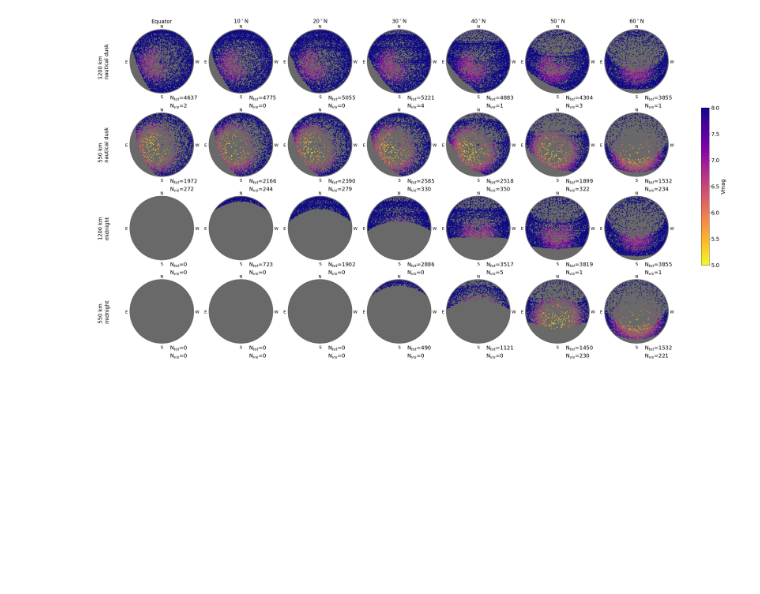
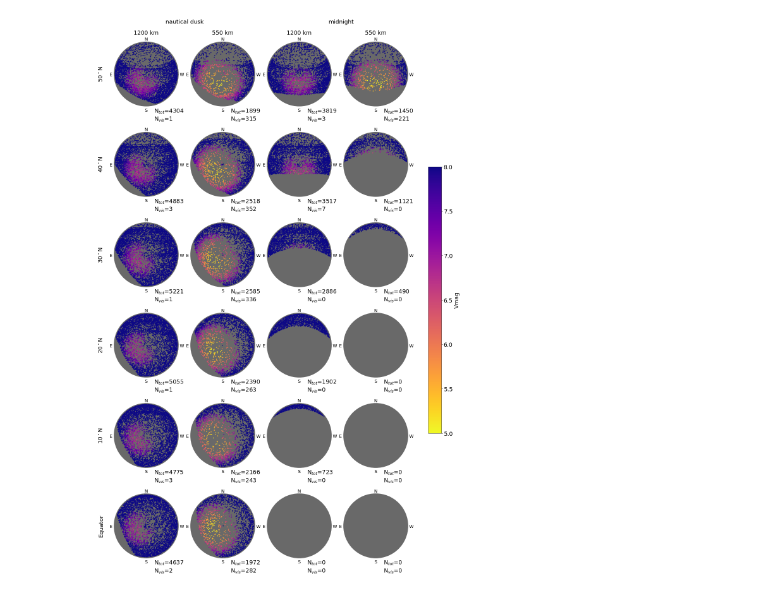
Before and after one commit to hannorein/megaconstellations, a Jupyter notebook: paper/figure3.ipynb, the cells around one changed output. Cells and saved outputs as stored; diff of their text form; code cells hidden in the pictures; blank space fills up the shorter version.

```diff
--- a/paper/figure3.ipynb
+++ b/paper/figure3.ipynb
@@ -26,6 +26,7 @@ sims550 = mega.get_simulations(constellations_550)
 # %%
-latitudes = [0,10,20,30,40,50,60]
-fig, axs = plt.subplots(4,len(latitudes),figsize=(30,16), constrained_layout=True, squeeze=False)
+latitudes = [0,10,20,30,40,50]
+latitudes.reverse()
+fig, axs = plt.subplots(len(latitudes),4,figsize=(16,24), constrained_layout=True, squeeze=False)
 month=3
 v_lim=[5, 8]
 # astronomical twilight: between 12 and 18 degrees
@@ -37,7 +38,7 @@ for i, sims in enumerate([sims1200, sims550]):
         for k, hour in enumerate(hours):
             xy, mag = mega.get_stereographic_data(sims, latitude=latitude, month=month, hour=hour, airmassCoeff=0.2, randomCoeff=0.2)
 
-            ax = axs[i+k*2][j]
+            ax = axs[j][i+k*2]
             ax.set_aspect("equal")
             r_lim = 1.02
             ax.set_xlim(-r_lim,r_lim)
@@ -47,41 +48,39 @@ for i, sims in enumerate([sims1200, sims550]):
             ax.get_xaxis().set_ticks([])
             ax.get_yaxis().set_ticks([])
             for s in ax.spines:
                 ax.spines[s].set_visible(False)
             if j==0:
                 if i==0:
-                    label = "1200 km"
+                    ax.text(0,1.24,"1200 km",horizontalalignment='center',fontsize=18)
                 elif i==1:
-                    label = "550 km"
-                if hour==0:
-                    label += "\nmidnight"
-                else:
-                    label += "\nnautical dusk"
-                ax.text(-2.0,0,label,verticalalignment='center',rotation='vertical',fontsize=18)
+                    ax.text(0,1.24,"550 km",horizontalalignment='center',fontsize=18)
             if i==0 and k==0:
                 if latitude==0.:
-                    ax.text(0,1.2,"Equator",horizontalalignment='center',fontsize=18)
+                    ax.text(-1.5,0,"Equator",verticalalignment='center',rotation='vertical',fontsize=18)
                 else:
-                    ax.text(0,1.2,"%d$^\circ$N"%latitude,horizontalalignment='center',fontsize=18)
+                    ax.text(-1.5,0,"%d$^\circ$N"%latitude,verticalalignment='center',rotation='vertical',fontsize=18)
 
 
             # setup labels
             r_labels = 1.11
             for k, d in enumerate(["N","W","S","E"]):
                 ax.text(r_labels*np.sin(k*np.pi/2.),r_labels*np.cos(k*np.pi/2.)-0.02, d, ha="center", va="center",fontsize=14)
             ax.text(0.25,-1.2,"N$_{tot}$=%d"%len(xy),fontsize=18)
             ax.text(0.25,-1.45,"N$_{vis}$=%d"%len(xy[mag<6.5]),fontsize=18)
 
             # background
             ax.add_collection(PatchCollection([plt.Circle((0, 0), 1)], zorder=-10, color="dimgray"))
             ax.add_collection(PatchCollection([plt.Circle((0, 0), 1)], zorder=3, edgecolor="dimgray", facecolor="none", lw=3))
 
             # plot
             im=ax.scatter(xy[:,0],xy[:,1],s=4, c=mag, cmap=cm,vmin=v_lim[0],vmax=v_lim[1])
+# manually placing the labels because "matplotlib"
+fig.text(0.67,1.01,"midnight",horizontalalignment='center',fontsize=18)
+fig.text(0.24,1.01,"nautical dusk",horizontalalignment='center',fontsize=18)
 
 cb = fig.colorbar(im,ax=axs,shrink=1./2.)
 cb.set_label(label="Vmag",size=18)
 cb.ax.tick_params(labelsize=18)
-#plt.savefig("figure3.png",facecolor='white', transparent=False,dpi=200)
+plt.savefig("figure3.png",facecolor='white', transparent=False,dpi=200,bbox_inches='tight')
 # %% [output]
-[figure, old version]
+[figure, new version]
```
Also changed, not shown: parts of 2 cells of this notebook.
